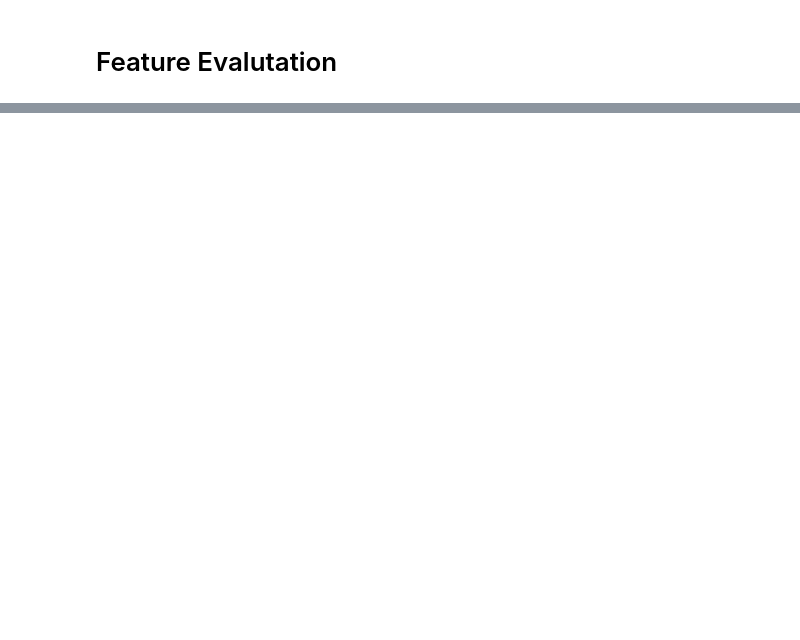
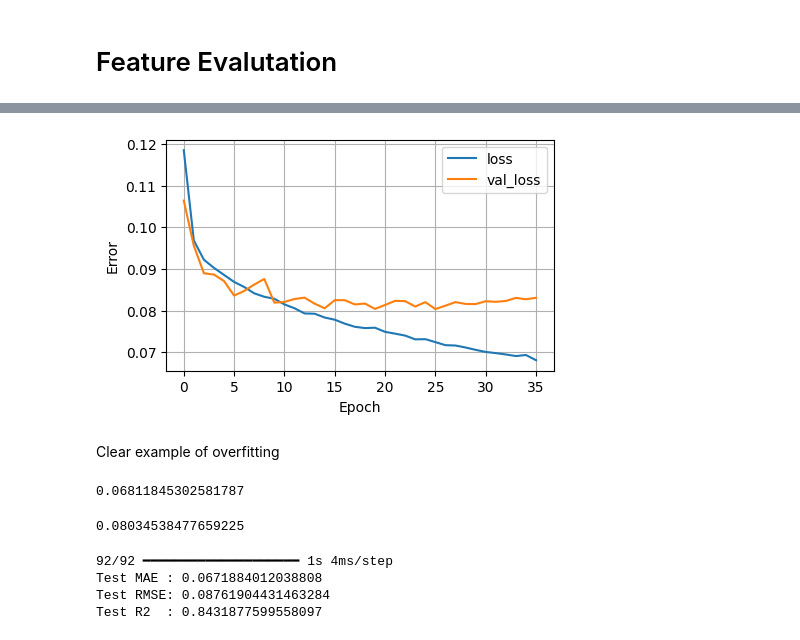
Before and after one commit to vassilismylo/Applied_ML, a Jupyter notebook: choices13k_ex3/choices13_ex3.ipynb, the cells around one changed output, grey strips where cells are left out. Cells and saved outputs as stored; diff of their text form; code cells hidden in the pictures; blank space fills up the shorter version.

Commit message:
final score 0.0722

```diff
--- a/choices13k_ex3/choices13_ex3.ipynb
+++ b/choices13k_ex3/choices13_ex3.ipynb
@@ -1528,0 +1032,5 @@ dtype: float64
+# %%
+
+scaler = StandardScaler()
+X_scaled = X.copy()
+X_scaled[continuous_cols] = scaler.fit_transform(X_scaled[continuous_cols])
@@ -1528,0 +1039,7 @@ dtype: float64
+# %%
+X_scaled = pd.get_dummies(
+    X_scaled,
+    columns=["LotShapeB"],
+    drop_first=False,
+    dtype=int
+)
@@ -1528,0 +1100,13 @@ dtype: float64
+# %%
+num_epochs = 100
+early_stop = tf.keras.callbacks.EarlyStopping(monitor='val_loss', patience=10)
+
+history = model.fit(
+    X_scaled,
+    y,
+    epochs=num_epochs,
+    validation_split=0.2,
+    verbose=1,
+    callbacks=[early_stop]
+)
+print(min(history.history["val_loss"]))
@@ -1528,0 +1131,38 @@ dtype: float64
+# %%
+def plot_loss(history):
+    plt.figure(figsize=(5, 3))
+    plt.plot(history.history['loss'], label='loss')
+    plt.plot(history.history['val_loss'], label='val_loss')
+    plt.xlabel('Epoch')
+    plt.ylabel('Error')
+    plt.legend()
+    plt.grid(True)
+# %%
+plot_loss(history)
+# %% [output]
+[figure, added]
+# %% [markdown]
+Clear example of overfitting
+# %%
+model.evaluate(X_scaled, y, verbose=0)
+# %% [output]
+0.06811845302581787
+# %%
+min(history.history["val_loss"])
+# %% [output]
+0.08034538477659225
+# %%
+y_pred = model.predict(X_test).ravel()
+
+test_mae  = mean_absolute_error(y_test, y_pred)
+test_rmse =  np.sqrt(mean_squared_error(y_test, y_pred))
+test_r2   = r2_score(y_test, y_pred)
+
+print("Test MAE :", test_mae)
+print("Test RMSE:", test_rmse)
+print("Test R2  :", test_r2)
+# %% [output]
+92/92 ━━━━━━━━━━━━━━━━━━━━ 1s 4ms/step
+Test MAE : 0.0671884012038808
+Test RMSE: 0.08761904431463284
+Test R2  : 0.8431877599558097
```
Also changed, not shown: parts of 179 cells of this notebook.
